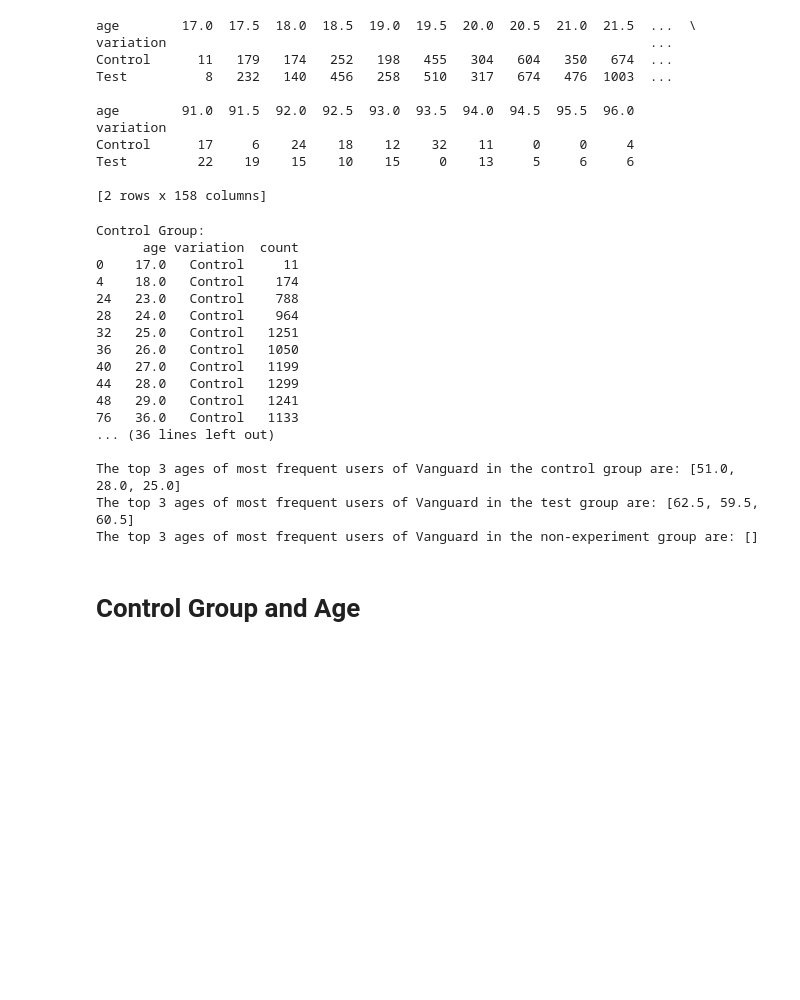
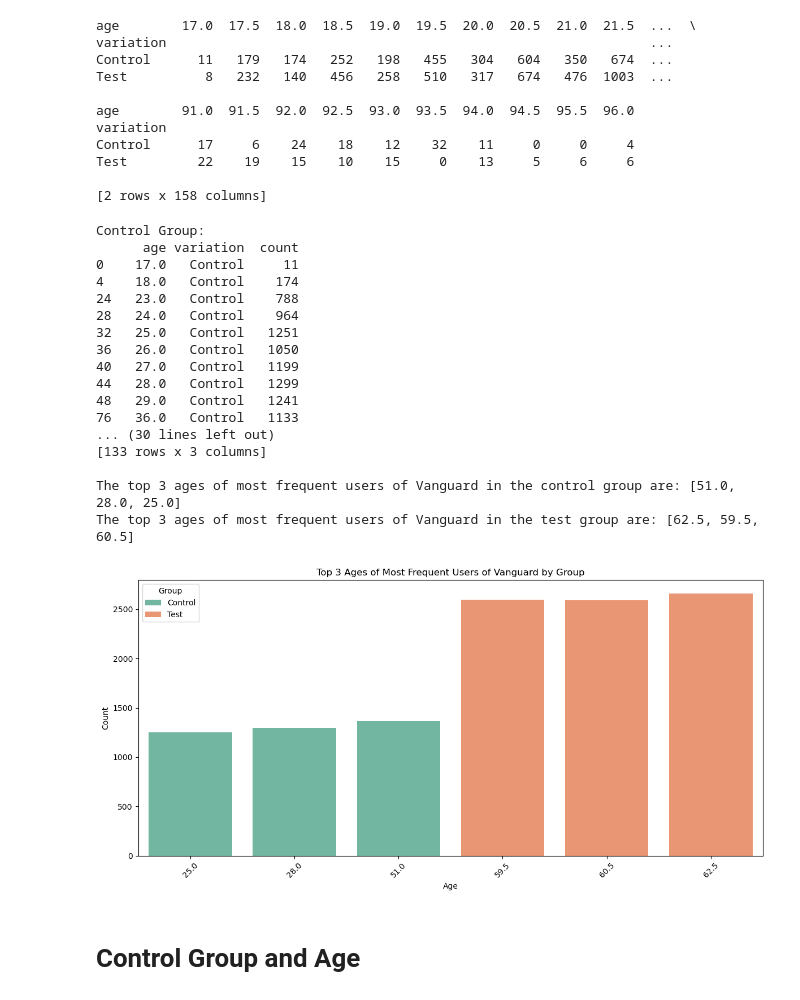
Before and after one commit to KmkGska/vanguard-ab-test, a Jupyter notebook: notebooks/ageVSvariation.ipynb, the cells around one changed output. Drawn from its saved outputs; the diff is of its cells as text; code cells hidden in the pictures; blank space fills up the shorter version.

```diff
--- a/notebooks/ageVSvariation.ipynb
+++ b/notebooks/ageVSvariation.ipynb
@@ -89,11 +89,7 @@ Test         22    19    15    10    15     0    13     5     6     6
 
 [2 rows x 158 columns]
 # %%
-# Fill NaN values in 'variation' column with 'Non-Experiment'
-df_full['variation'] = df_full['variation'].fillna('Non-Experiment')
 
-# Fill NaN values in 'age' column with 'Unknown' or a specific value
-df_full['age'] = df_full['age'].fillna('Unknown')  # Or use df_full['age'].fillna(df_full['age'].mean()) for mean
 
 # Group by 'age' and 'variation', then count occurrences
 most_frequent_variation = df_full.groupby(['age', 'variation']).size().reset_index(name='count')
@@ -113,18 +109,14 @@ print(control_group)
 print("\nTest Group:")
 print(test_group)
 
-print("\nNon-Experiment Group:")
-print(non_experiment_group)
-
 # Get the top 3 ages most frequent users of Vanguard in each group
 top_3_control = control_group.nlargest(3, 'count')[['age', 'count']]
 top_3_test = test_group.nlargest(3, 'count')[['age', 'count']]
-top_3_non_experiment = non_experiment_group.nlargest(3, 'count')[['age', 'count']]
+
 
 # Display the top 3 ages for each group
 print(f"\nThe top 3 ages of most frequent users of Vanguard in the control group are: {top_3_control['age'].tolist()}")
 print(f"The top 3 ages of most frequent users of Vanguard in the test group are: {top_3_test['age'].tolist()}")
-print(f"The top 3 ages of most frequent users of Vanguard in the non-experiment group are: {top_3_non_experiment['age'].tolist()}")
 # %% [output]
 Control Group:
       age variation  count
@@ -138,11 +130,46 @@ Control Group:
 44   28.0   Control   1299
 48   29.0   Control   1241
 76   36.0   Control   1133
-... (36 lines left out)
+... (30 lines left out)
+[133 rows x 3 columns]
 
 The top 3 ages of most frequent users of Vanguard in the control group are: [51.0, 28.0, 25.0]
 The top 3 ages of most frequent users of Vanguard in the test group are: [62.5, 59.5, 60.5]
-The top 3 ages of most frequent users of Vanguard in the non-experiment group are: []
+# %%
+
+
+# Assuming most_frequent_variation is already created and contains the necessary data
+
+# Create separate DataFrames for each group
+control_group = most_frequent_variation[most_frequent_variation['variation'] == 'Control']
+test_group = most_frequent_variation[most_frequent_variation['variation'] == 'Test']
+non_experiment_group = most_frequent_variation[most_frequent_variation['variation'] == 'Non-Experiment']
+
+# Get the top 3 ages most frequent users in each group
+top_3_control = control_group.nlargest(3, 'count')[['age', 'count']]
+top_3_test = test_group.nlargest(3, 'count')[['age', 'count']]
+top_3_non_experiment = non_experiment_group.nlargest(3, 'count')[['age', 'count']]
+
+# Combine the data into one DataFrame for visualization
+top_3_combined = pd.concat([
+    top_3_control.assign(group='Control'),
+    top_3_test.assign(group='Test'),
+    top_3_non_experiment.assign(group='Non-Experiment')
+])
+
+# Create the bar plot
+plt.figure(figsize=(12, 6))
+sns.barplot(x='age', y='count', hue='group', data=top_3_combined, palette='Set2')
+
+plt.title('Top 3 Ages of Most Frequent Users of Vanguard by Group')
+plt.xlabel('Age')
+plt.ylabel('Count')
+plt.legend(title='Group')
+plt.xticks(rotation=45)
+plt.tight_layout()  # Adjust layout to prevent clipping of tick-labels
+plt.show()
+# %% [output]
+[figure, added]
 # %% [markdown]
 # Control Group and Age
 # %%
```
Also changed, not shown: parts of 11 cells of this notebook.
